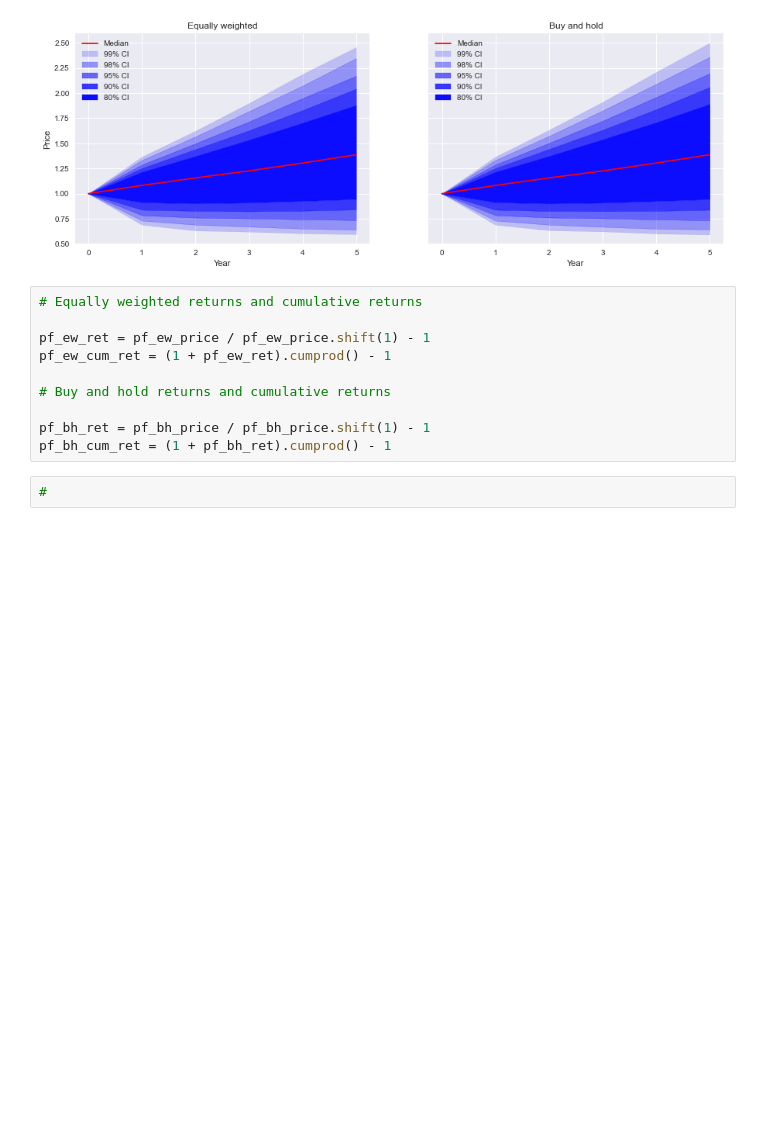
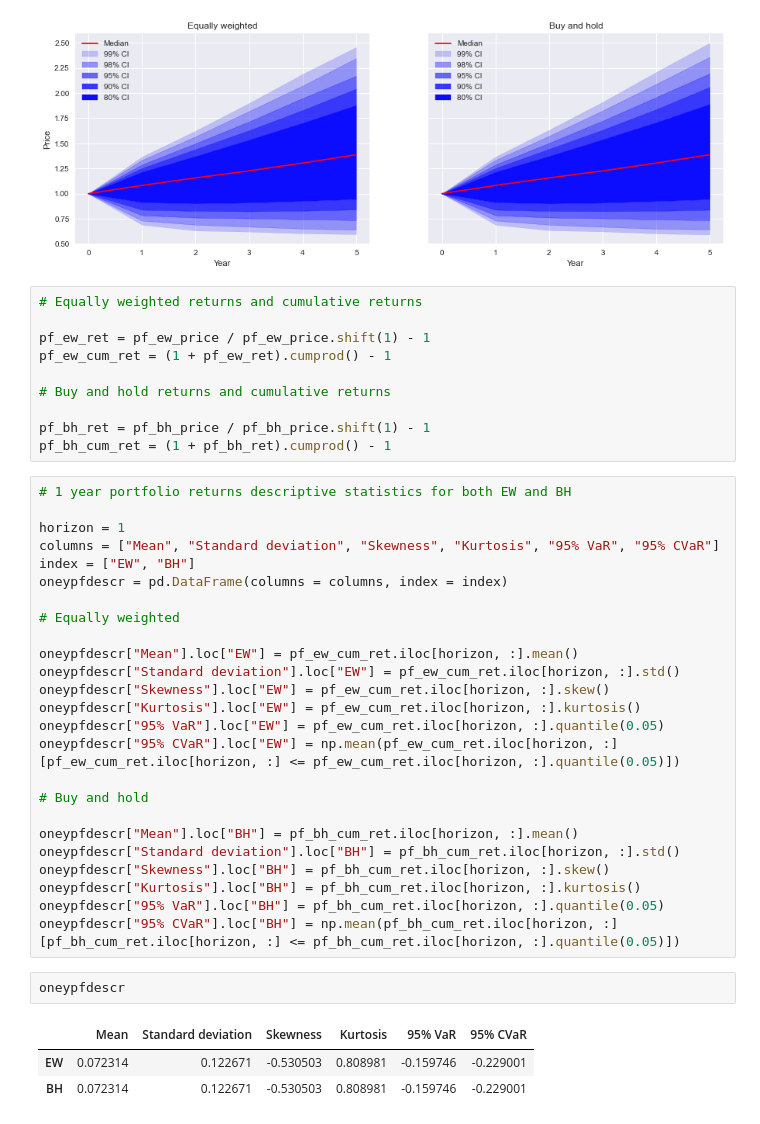
Before and after one commit to frgy17ac/Exammmmm, a Jupyter notebook: Solutions/Solution to Optimizing portfolios.ipynb, the cells around one changed output. Cells and saved outputs as stored; diff of their text form; blank space fills up the shorter version.

```diff
--- a/Solutions/Solution to Optimizing portfolios.ipynb
+++ b/Solutions/Solution to Optimizing portfolios.ipynb
@@ -234,5 +234,34 @@ pf_ew_cum_ret = (1 + pf_ew_ret).cumprod() - 1
 
 pf_bh_ret = pf_bh_price / pf_bh_price.shift(1) - 1
 pf_bh_cum_ret = (1 + pf_bh_ret).cumprod() - 1
-# %%
-#
+# %%
+# 1 year portfolio returns descriptive statistics for both EW and BH
+
+horizon = 1
+columns = ["Mean", "Standard deviation", "Skewness", "Kurtosis", "95% VaR", "95% CVaR"]
+index = ["EW", "BH"]
+oneypfdescr = pd.DataFrame(columns = columns, index = index)
+
+# Equally weighted
+
+oneypfdescr["Mean"].loc["EW"] = pf_ew_cum_ret.iloc[horizon, :].mean()
+oneypfdescr["Standard deviation"].loc["EW"] = pf_ew_cum_ret.iloc[horizon, :].std()
+oneypfdescr["Skewness"].loc["EW"] = pf_ew_cum_ret.iloc[horizon, :].skew()
+oneypfdescr["Kurtosis"].loc["EW"] = pf_ew_cum_ret.iloc[horizon, :].kurtosis()
+oneypfdescr["95% VaR"].loc["EW"] = pf_ew_cum_ret.iloc[horizon, :].quantile(0.05)
+oneypfdescr["95% CVaR"].loc["EW"] = np.mean(pf_ew_cum_ret.iloc[horizon, :][pf_ew_cum_ret.iloc[horizon, :] <= pf_ew_cum_ret.iloc[horizon, :].quantile(0.05)])
+
+# Buy and hold
+
+oneypfdescr["Mean"].loc["BH"] = pf_bh_cum_ret.iloc[horizon, :].mean()
+oneypfdescr["Standard deviation"].loc["BH"] = pf_bh_cum_ret.iloc[horizon, :].std()
+oneypfdescr["Skewness"].loc["BH"] = pf_bh_cum_ret.iloc[horizon, :].skew()
+oneypfdescr["Kurtosis"].loc["BH"] = pf_bh_cum_ret.iloc[horizon, :].kurtosis()
+oneypfdescr["95% VaR"].loc["BH"] = pf_bh_cum_ret.iloc[horizon, :].quantile(0.05)
+oneypfdescr["95% CVaR"].loc["BH"] = np.mean(pf_bh_cum_ret.iloc[horizon, :][pf_bh_cum_ret.iloc[horizon, :] <= pf_bh_cum_ret.iloc[horizon, :].quantile(0.05)])
+# %%
+oneypfdescr
+# %% [output]
+|  | Mean | Standard deviation | Skewness | Kurtosis | 95% VaR | 95% CVaR |
+| EW | 0.072314 | 0.122671 | -0.530503 | 0.808981 | -0.159746 | -0.229001 |
+| BH | 0.072314 | 0.122671 | -0.530503 | 0.808981 | -0.159746 | -0.229001 |
```
Also changed, not shown: parts of 4 cells of this notebook.
